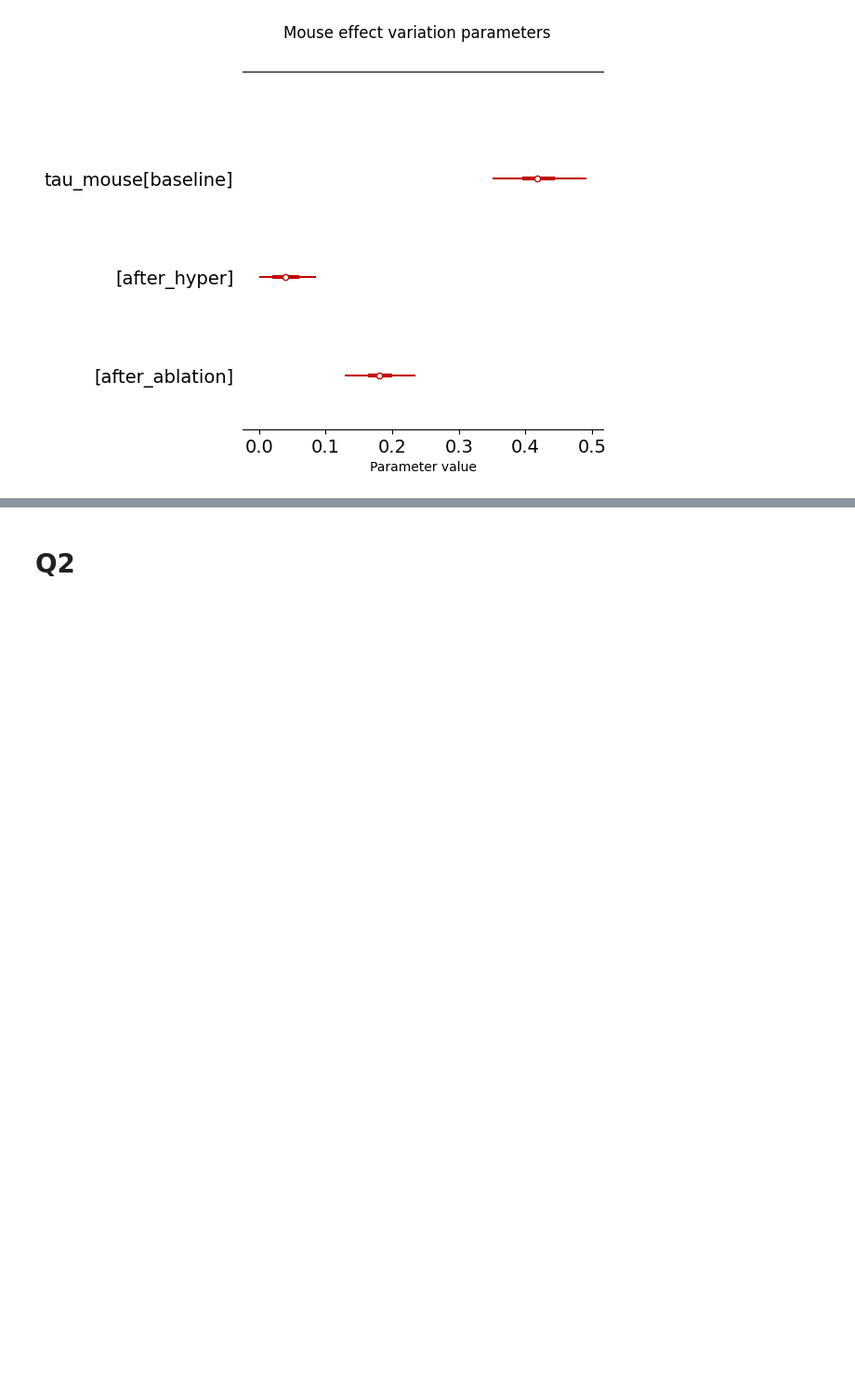
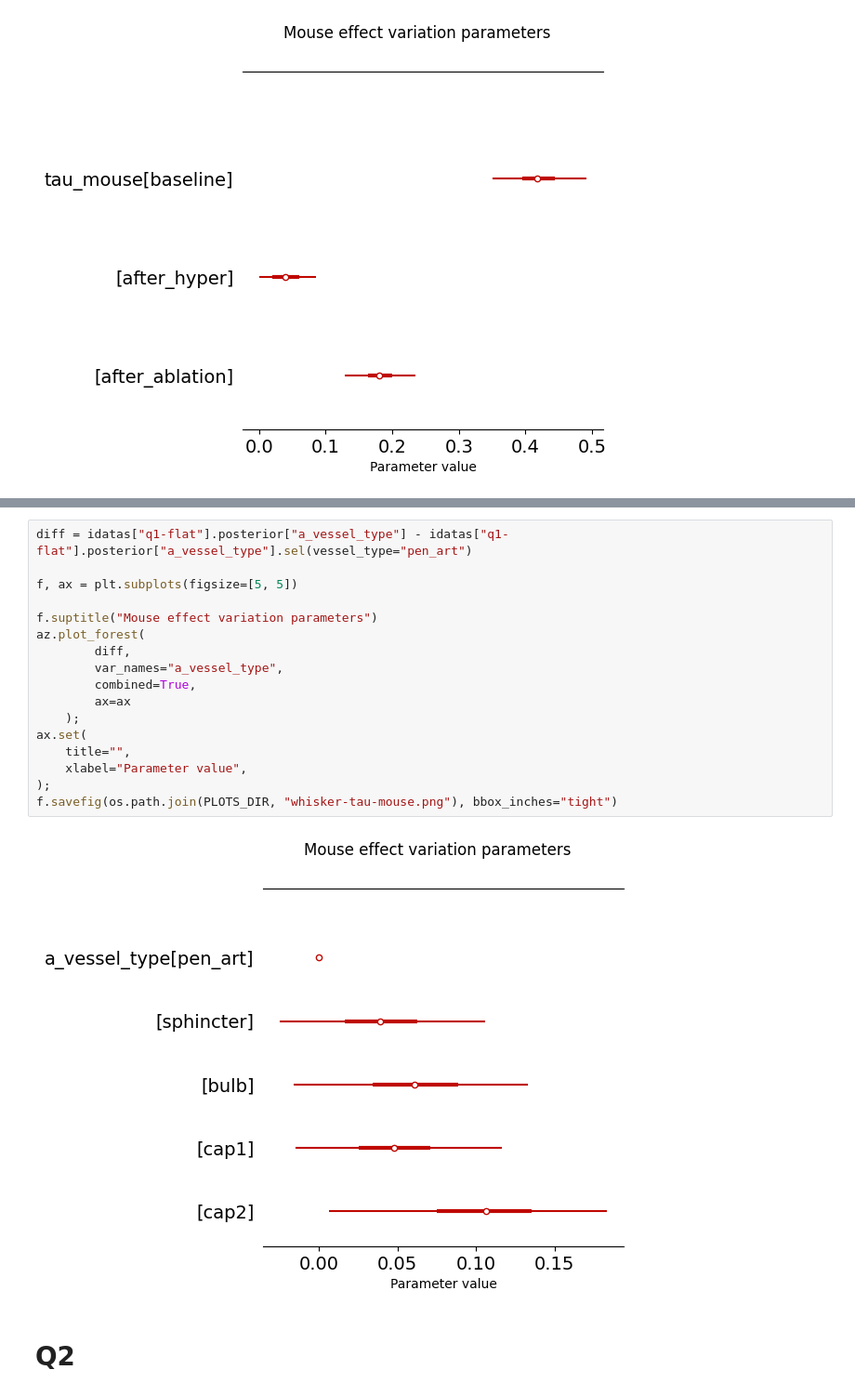
Before and after one commit to teddygroves/sphincter, a Jupyter notebook: sphincter/investigate.ipynb, the cells around one changed output, grey strips where cells are left out. Shown at 93% size. Drawn from its saved outputs; the diff is of its cells as text; blank space fills up the shorter version.

```diff
--- a/sphincter/investigate.ipynb
+++ b/sphincter/investigate.ipynb
@@ -248,3 +267,22 @@ f.savefig(os.path.join(PLOTS_DIR, "whisker-tau-mouse.png"), bbox_inches="tight")
+# %%
+diff = idatas["q1-flat"].posterior["a_vessel_type"] - idatas["q1-flat"].posterior["a_vessel_type"].sel(vessel_type="pen_art")
+
+f, ax = plt.subplots(figsize=[5, 5])
+
+f.suptitle("Mouse effect variation parameters")
+az.plot_forest(
+        diff,
+        var_names="a_vessel_type",
+        combined=True,
+        ax=ax
+    );
+ax.set(
+    title="",
+    xlabel="Parameter value",
+);
+f.savefig(os.path.join(PLOTS_DIR, "whisker-tau-mouse.png"), bbox_inches="tight")
+# %% [output]
+[figure, added]
 # %% [markdown]
 # Q2
 # %%
```
Also changed, not shown: parts of 1 cell of this notebook, 4 other files.
